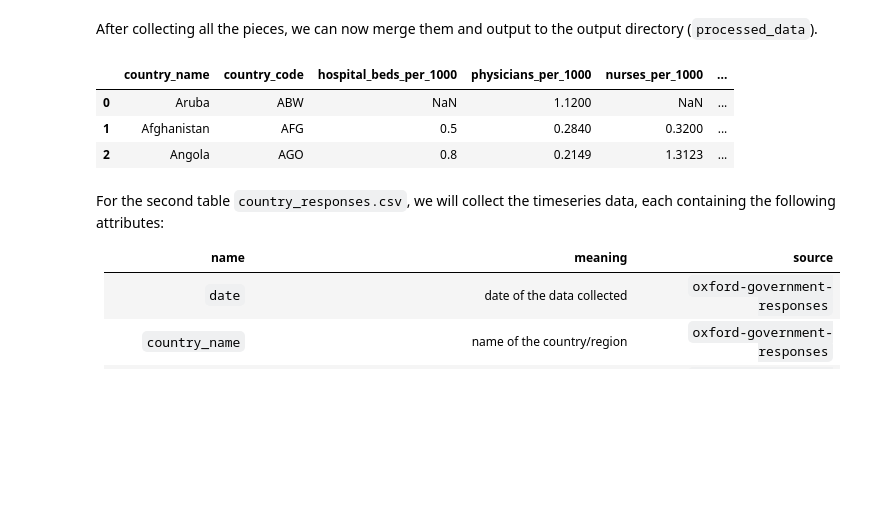
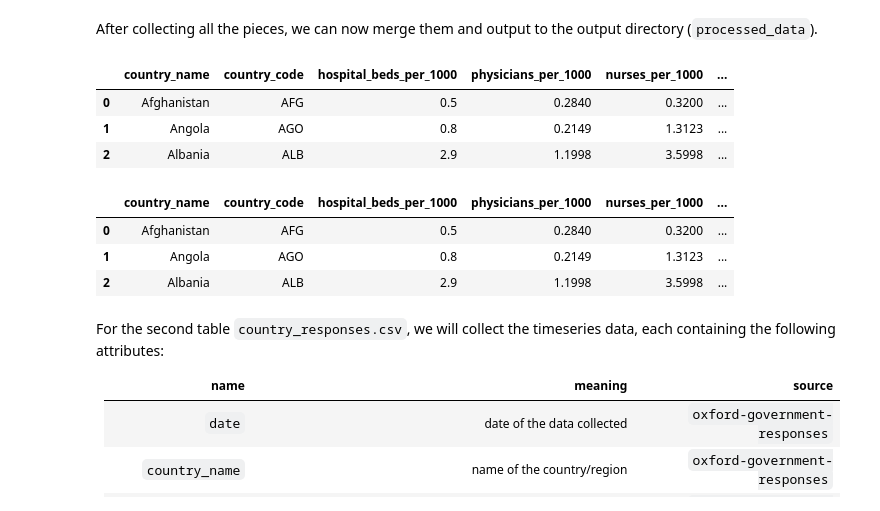
Before and after one commit to iamzhaihy/BD2020-Final-Project, a Jupyter notebook: Data Processing.ipynb, the cells around one changed output. Drawn from its saved outputs; the diff is of its cells as text; code cells hidden in the pictures; blank space fills up the shorter version.

```diff
--- a/Data Processing.ipynb
+++ b/Data Processing.ipynb
@@ -152,3 +153,21 @@ ISO3.head(3)
 | 0 | Aruba | ABW |
 | 1 | Afghanistan | AFG |
 | 2 | Angola | AGO |
+# %%
+#collect the population density of country
+def convert_to_float(column):
+    x = column.split(",")
+    return ''.join(x)
+pop_density_df = pd.read_csv('./data/population-density/population_density_country-level.csv')
+
+pop_density_df = pop_density_df[['Country (or dependent territory)', 'Density_pop./km2']]
+
+pop_density_df['Density_pop./km2']= pop_density_df['Density_pop./km2'].map(lambda x:convert_to_float(x))
+
+
+pop_density = pop_density_df.rename(columns={
+    'Country (or dependent territory)': 'Country Name',
+    'Density_pop./km2': 'population_density_km2'
+})
+
+pop_density.astype({'population_density_km2': 'float64'})
@@ -157,21 +190,30 @@ After collecting all the pieces, we can now merge them and output to the output
 # %%
 
 # merge dataframes together by country name
-data_frames = [ISO3, hospital_beds, physicians, nurses, elders]
-df_merged = reduce(lambda left, right: pd.merge(left, right, on=['Country Name']), data_frames)
+data_frames = [ISO3, hospital_beds, physicians, nurses, elders, pop_density]
+df_merged = reduce(lambda left, right: pd.merge(left, right, how='inner',on=['Country Name']), data_frames)
 
 # rename columns names for consistency
 df_merged.rename(columns={
     'Country Name': 'country_name',
     'Country Code': 'country_code'
 }, inplace=True)
 
 df_merged.head(3)
 # %% [output]
 |  | country_name | country_code | hospital_beds_per_1000 | physicians_per_1000 | nurses_per_1000 | ... |
-| 0 | Aruba | ABW | NaN | 1.1200 | NaN | ... |
-| 1 | Afghanistan | AFG | 0.5 | 0.2840 | 0.3200 | ... |
-| 2 | Angola | AGO | 0.8 | 0.2149 | 1.3123 | ... |
+| 0 | Afghanistan | AFG | 0.5 | 0.2840 | 0.3200 | ... |
+| 1 | Angola | AGO | 0.8 | 0.2149 | 1.3123 | ... |
+| 2 | Albania | ALB | 2.9 | 1.1998 | 3.5998 | ... |
+# %%
+df_merged['hospital_resource_index'] =  df_merged['hospital_beds_per_1000'] + df_merged['physicians_per_1000'] + df_merged['nurses_per_1000']
+df_merged_country = df_merged.fillna(0)
+df_merged_country.head(3)
+# %% [output]
+|  | country_name | country_code | hospital_beds_per_1000 | physicians_per_1000 | nurses_per_1000 | ... |
+| 0 | Afghanistan | AFG | 0.5 | 0.2840 | 0.3200 | ... |
+| 1 | Angola | AGO | 0.8 | 0.2149 | 1.3123 | ... |
+| 2 | Albania | ALB | 2.9 | 1.1998 | 3.5998 | ... |
 # %%
 # write to output file in processed_data folder
 df_merged.to_csv('./processed_data/country_indicators.csv', index=False)
```
Also changed, not shown: parts of 15 cells of this notebook, 2 other files.
